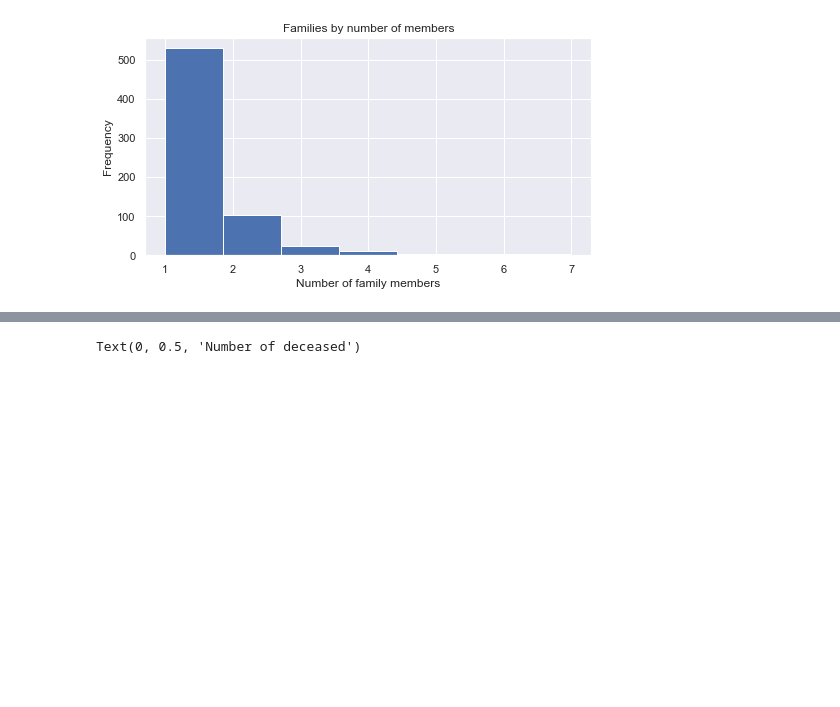
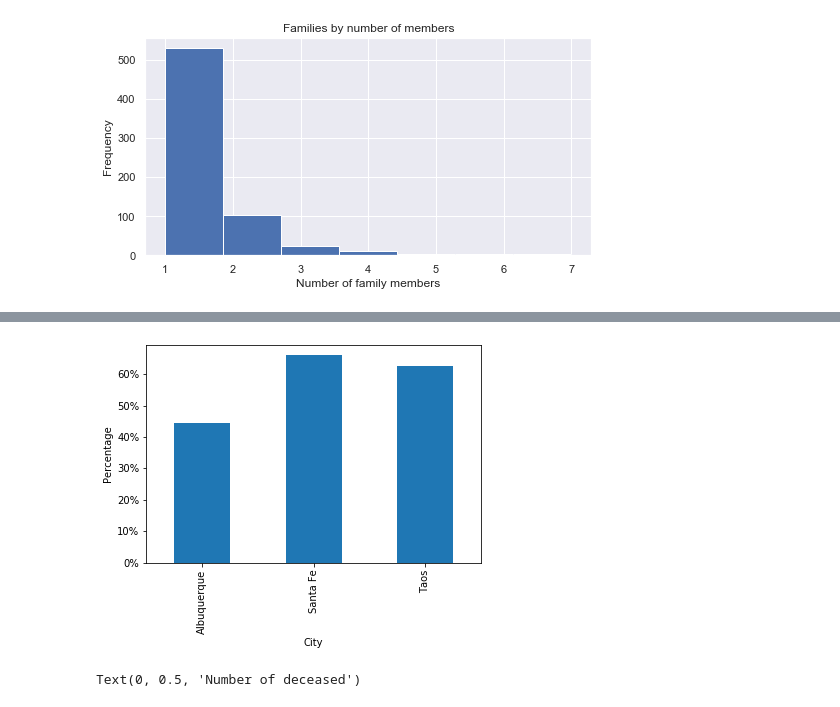
Before and after one commit to mrmachatschek/pandemic_survival_prediction, a Jupyter notebook: main.ipynb, the cells around one changed output, grey strips where cells are left out. Saved outputs shown, nothing was run; the diff lists cells and outputs as text; code cells hidden in the pictures; blank space fills up the shorter version.

```diff
--- a/main.ipynb
+++ b/main.ipynb
@@ -136,3 +136,16 @@ df.groupby(['City'])['Deceased'].count().reset_index(name='deaths').plot(kind='b
+# %%
+# Deaths by city in percentage
+deaths = df.groupby(['City'])['City'].count().reset_index(name='number_infected')
+number = df.groupby(['City'])['Deceased'].sum().to_list()
+deaths['number'] = number
+deaths['percentage'] = (deaths['number']/deaths['number_infected']*100).round(decimals=2)
+
+import matplotlib.ticker as mtick
+ax = deaths.plot(kind='bar',x='City',y='percentage',legend=False)
+ax.set_ylabel("Percentage")
+ax.yaxis.set_major_formatter(mtick.PercentFormatter())
+# %% [output]
+[figure, added]
 # %%
 # Deaths by gender
 
```
Also changed, not shown: parts of 4 cells of this notebook.
